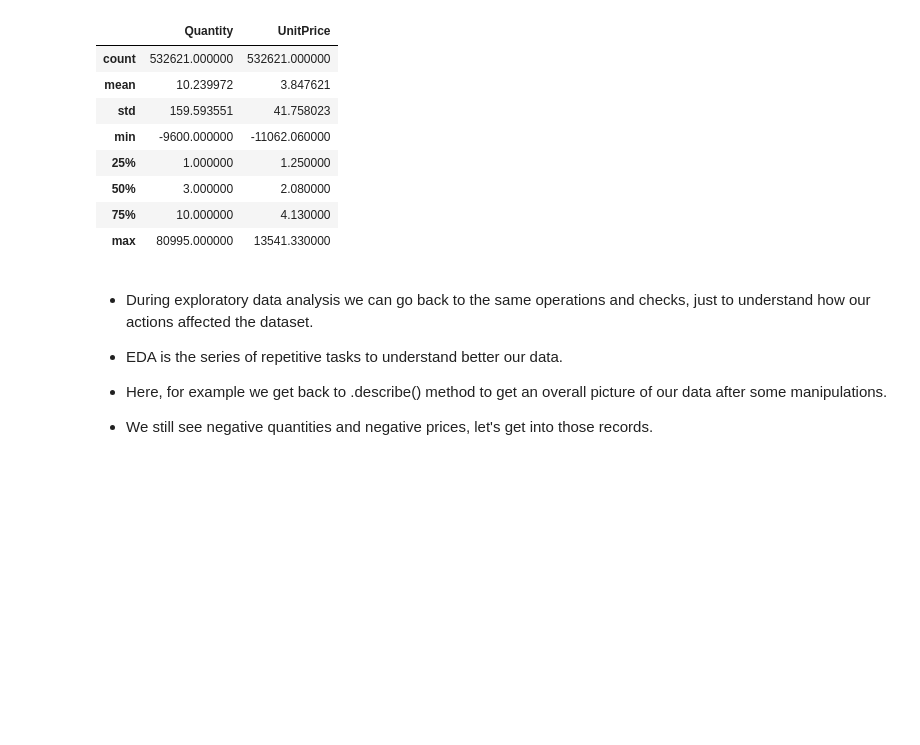
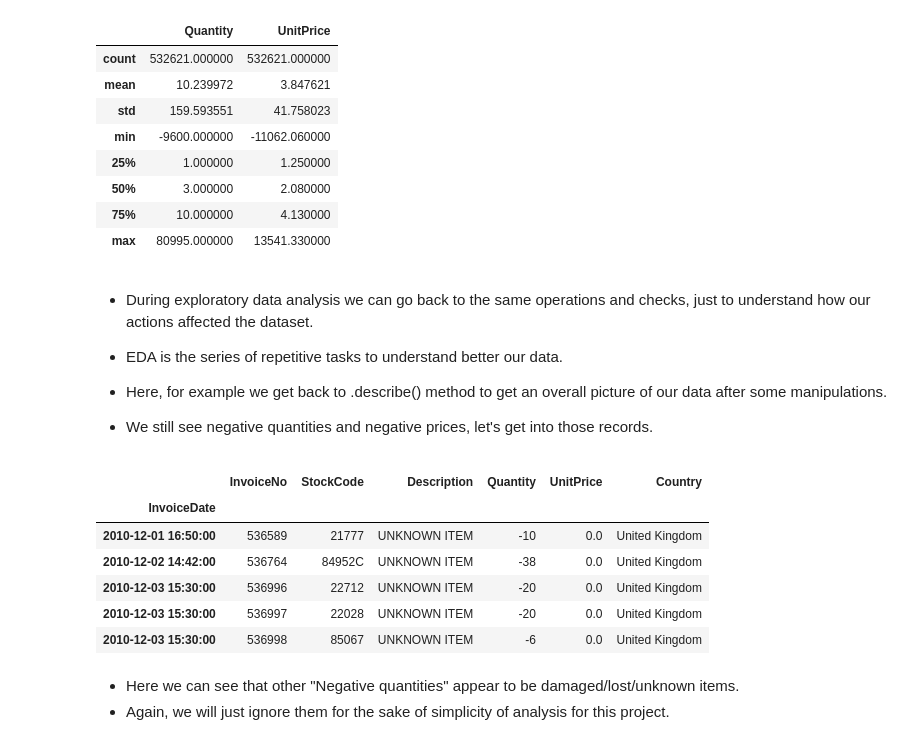
Before and after one commit to AmirMotefaker/Predicting-Sales-Ecommerce, a Jupyter notebook: predicting-sales-ecommerce.ipynb, the cells around one changed output. Cells and saved outputs as stored; diff of their text form; code cells hidden in the pictures; blank space fills up the shorter version.

```diff
--- a/predicting-sales-ecommerce.ipynb
+++ b/predicting-sales-ecommerce.ipynb
@@ -296,3 +296,17 @@ df.describe()
 - Here, for example we get back to .describe() method to get an overall picture of our data after some manipulations.
 
 - We still see negative quantities and negative prices, let's get into those records.
+# %%
+# df[df['Quantity'] < 0]
+df[df['Quantity'] < 0].head()
+# %% [output]
+|  | InvoiceNo | StockCode | Description | Quantity | UnitPrice | Country |
+| InvoiceDate |  |  |  |  |  |  |
+| 2010-12-01 16:50:00 | 536589 | 21777 | UNKNOWN ITEM | -10 | 0.0 | United Kingdom |
+| 2010-12-02 14:42:00 | 536764 | 84952C | UNKNOWN ITEM | -38 | 0.0 | United Kingdom |
+| 2010-12-03 15:30:00 | 536996 | 22712 | UNKNOWN ITEM | -20 | 0.0 | United Kingdom |
+| 2010-12-03 15:30:00 | 536997 | 22028 | UNKNOWN ITEM | -20 | 0.0 | United Kingdom |
+| 2010-12-03 15:30:00 | 536998 | 85067 | UNKNOWN ITEM | -6 | 0.0 | United Kingdom |
+# %% [markdown]
+- Here we can see that other "Negative quantities" appear to be damaged/lost/unknown items.
+- Again, we will just ignore them for the sake of simplicity of analysis for this project.
```
Also changed, not shown: parts of 1 cell of this notebook.
